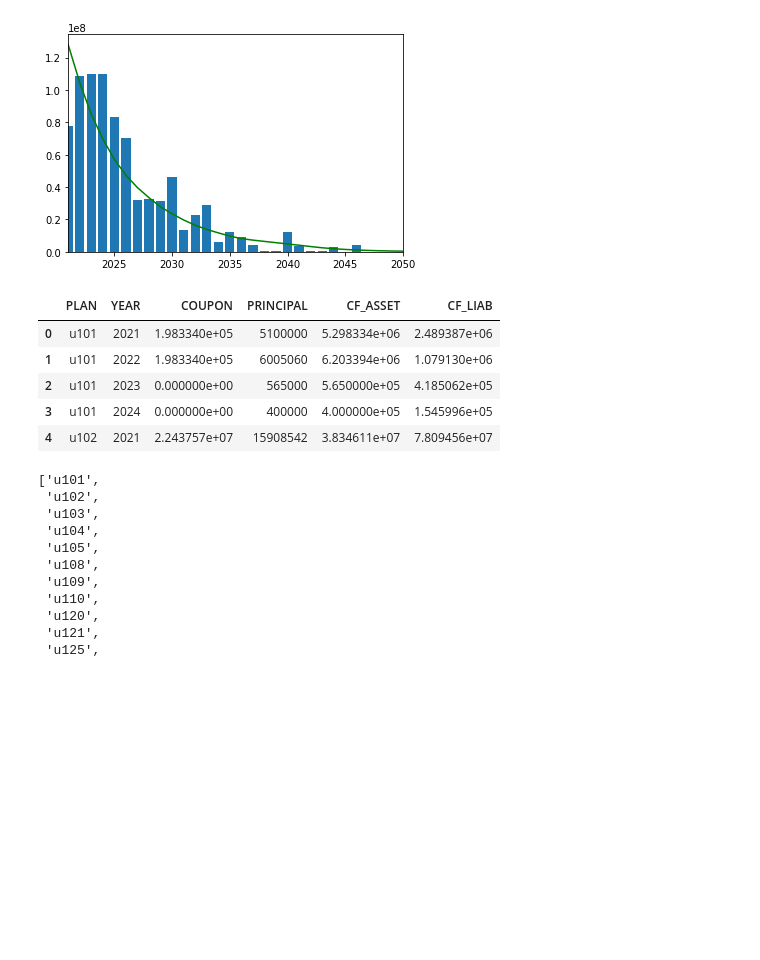
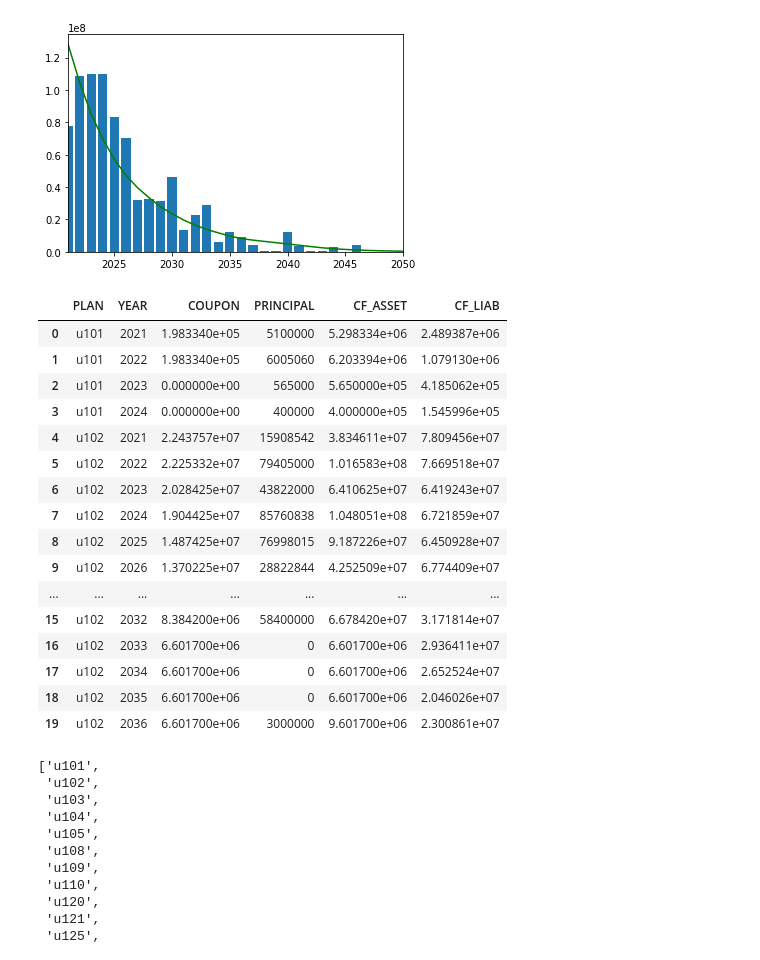
Before and after one commit to G0nka/ih_final_project, a Jupyter notebook: notebooks/wrangling.ipynb, the cells around one changed output. Drawn from its saved outputs; the diff is of its cells as text; code cells hidden in the pictures; blank space fills up the shorter version.

```diff
--- a/notebooks/wrangling.ipynb
+++ b/notebooks/wrangling.ipynb
@@ -239,14 +239,25 @@ plt.xlim(2021,2050)
 # %%
 cf_combined = cf_assets.merge(cf_liabs, left_on=["PLAN","YEAR"], right_on=["PLAN","YEAR"])
 # %%
-cf_combined.head()
+cf_combined.head(20)
 # %% [output]
 |  | PLAN | YEAR | COUPON | PRINCIPAL | CF_ASSET | CF_LIAB |
 | 0 | u101 | 2021 | 1.983340e+05 | 5100000 | 5.298334e+06 | 2.489387e+06 |
 | 1 | u101 | 2022 | 1.983340e+05 | 6005060 | 6.203394e+06 | 1.079130e+06 |
 | 2 | u101 | 2023 | 0.000000e+00 | 565000 | 5.650000e+05 | 4.185062e+05 |
 | 3 | u101 | 2024 | 0.000000e+00 | 400000 | 4.000000e+05 | 1.545996e+05 |
 | 4 | u102 | 2021 | 2.243757e+07 | 15908542 | 3.834611e+07 | 7.809456e+07 |
+| 5 | u102 | 2022 | 2.225332e+07 | 79405000 | 1.016583e+08 | 7.669518e+07 |
+| 6 | u102 | 2023 | 2.028425e+07 | 43822000 | 6.410625e+07 | 6.419243e+07 |
+| 7 | u102 | 2024 | 1.904425e+07 | 85760838 | 1.048051e+08 | 6.721859e+07 |
+| 8 | u102 | 2025 | 1.487425e+07 | 76998015 | 9.187226e+07 | 6.450928e+07 |
+| 9 | u102 | 2026 | 1.370225e+07 | 28822844 | 4.252509e+07 | 6.774409e+07 |
+| ... | ... | ... | ... | ... | ... | ... |
+| 15 | u102 | 2032 | 8.384200e+06 | 58400000 | 6.678420e+07 | 3.171814e+07 |
+| 16 | u102 | 2033 | 6.601700e+06 | 0 | 6.601700e+06 | 2.936411e+07 |
+| 17 | u102 | 2034 | 6.601700e+06 | 0 | 6.601700e+06 | 2.652524e+07 |
+| 18 | u102 | 2035 | 6.601700e+06 | 0 | 6.601700e+06 | 2.046026e+07 |
+| 19 | u102 | 2036 | 6.601700e+06 | 3000000 | 9.601700e+06 | 2.300861e+07 |
 # %%
 portfolios = cf_combined["PLAN"].unique().tolist()
 auxiliaries = ['u106','u107','u201','u215','u218','u305']
```
Also changed, not shown: parts of 9 cells of this notebook, 11 other files.
